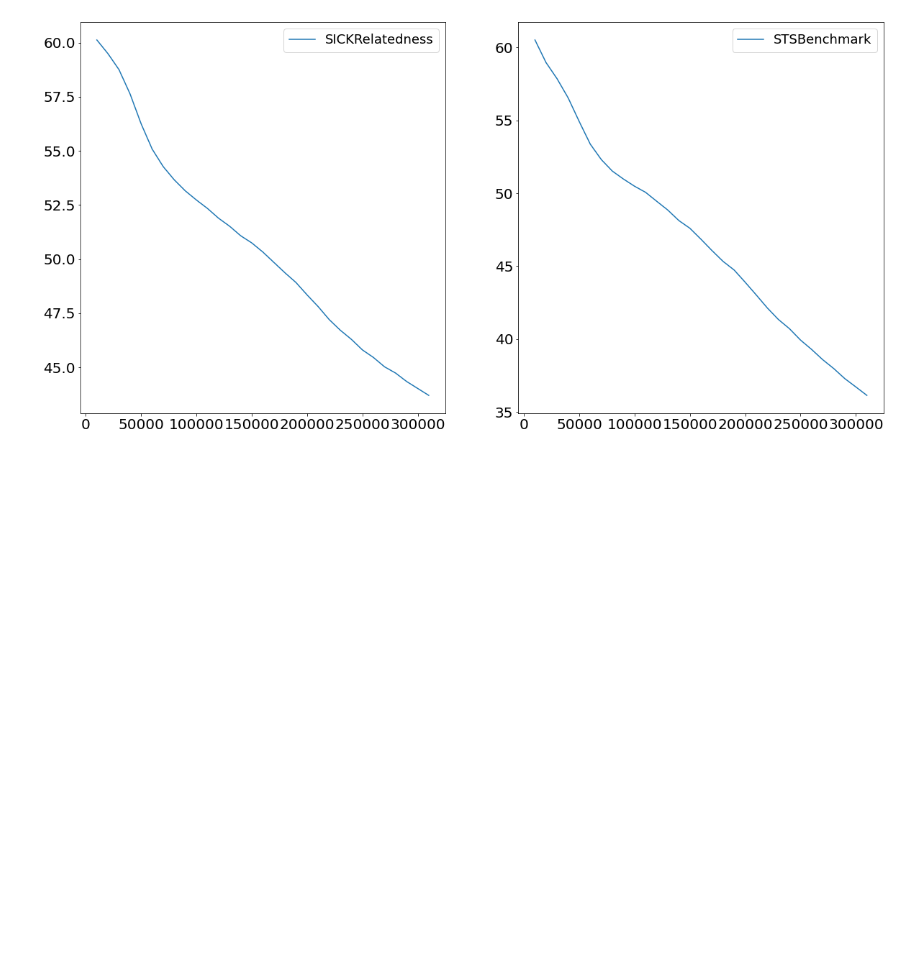
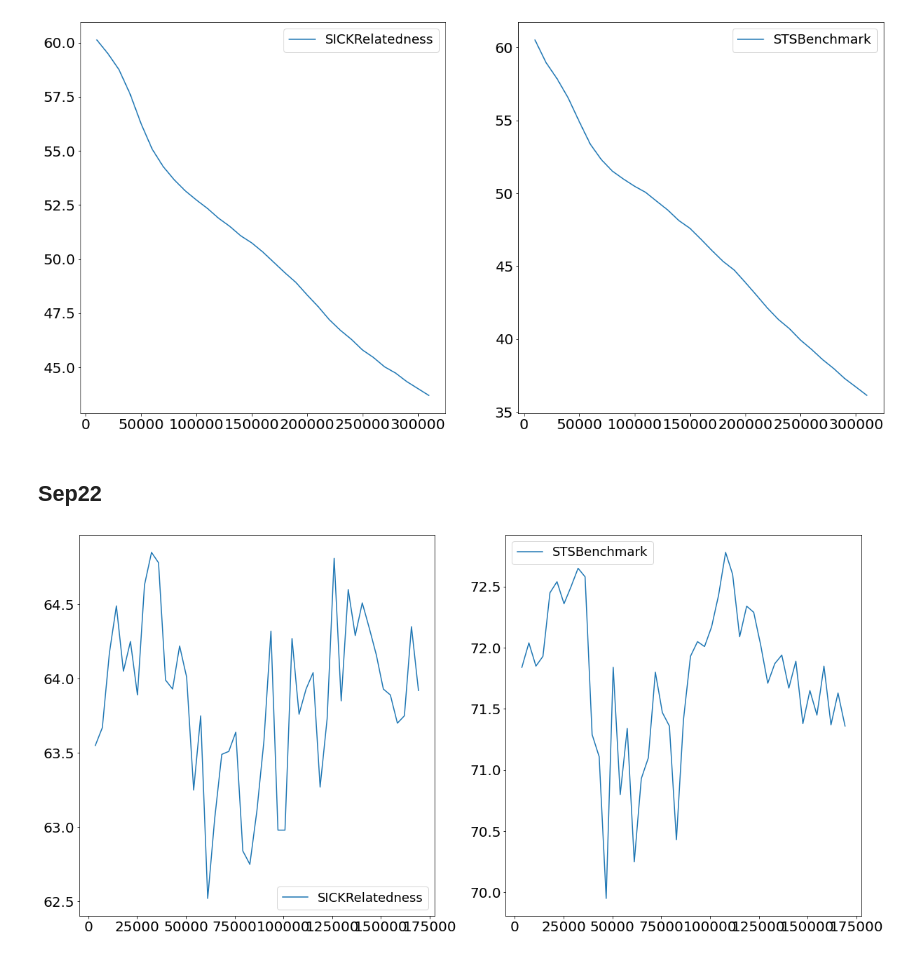
Before and after one commit to MaveriQ/barlowtwins, a Jupyter notebook: pl_model/senteval/result_plots.ipynb, the cells around one changed output. Saved outputs shown, nothing was run; the diff lists cells and outputs as text; code cells hidden in the pictures; blank space fills up the shorter version.

```diff
--- a/pl_model/senteval/result_plots.ipynb
+++ b/pl_model/senteval/result_plots.ipynb
@@ -15,8 +15,8 @@ def process_data(filename):
 
     model_lars = model_lars.reindex(model_lars.sort_values(by=['epoch','step']).index,axis=0).reset_index(drop=True)
 
-    model_lars = model_lars.reindex(['epoch','step','STS12','STS13','STS14','STS15','STS16','STSBenchmark','SICKRelatedness'],axis=1)
-
+#     model_lars = model_lars.reindex(['epoch','step','STS12','STS13','STS14','STS15','STS16','STSBenchmark','SICKRelatedness'],axis=1)
+    model_lars = model_lars.reindex(['epoch','step','STSBenchmark','SICKRelatedness'],axis=1)
     fig, ax = plt.subplots(1,2)
     fig.set_size_inches(20, 10)
     ax[0].plot(model_lars.step,model_lars.SICKRelatedness)
@@ -135,3 +135,9 @@ model_nlpmixer6_2048_4 = process_data('bert_nlpmixer6_2048-2048-2048-2048_lamb1.
 model_nlpmixer6_4096_2 = process_data('bert_nlpmixer6_4096-4096_lamb1.0_gpus4_alldata_allhidden_bn.csv')
 # %% [output]
 [figure]
+# %% [markdown]
+## Sep22
+# %%
+model_nlpmixer1_2048_2 = process_data('bert_nlpmixer1_bs32_20mil_2048-2048.csv')
+# %% [output]
+[figure, added]
```
Also changed, not shown: parts of 13 cells of this notebook, 21 other files.
